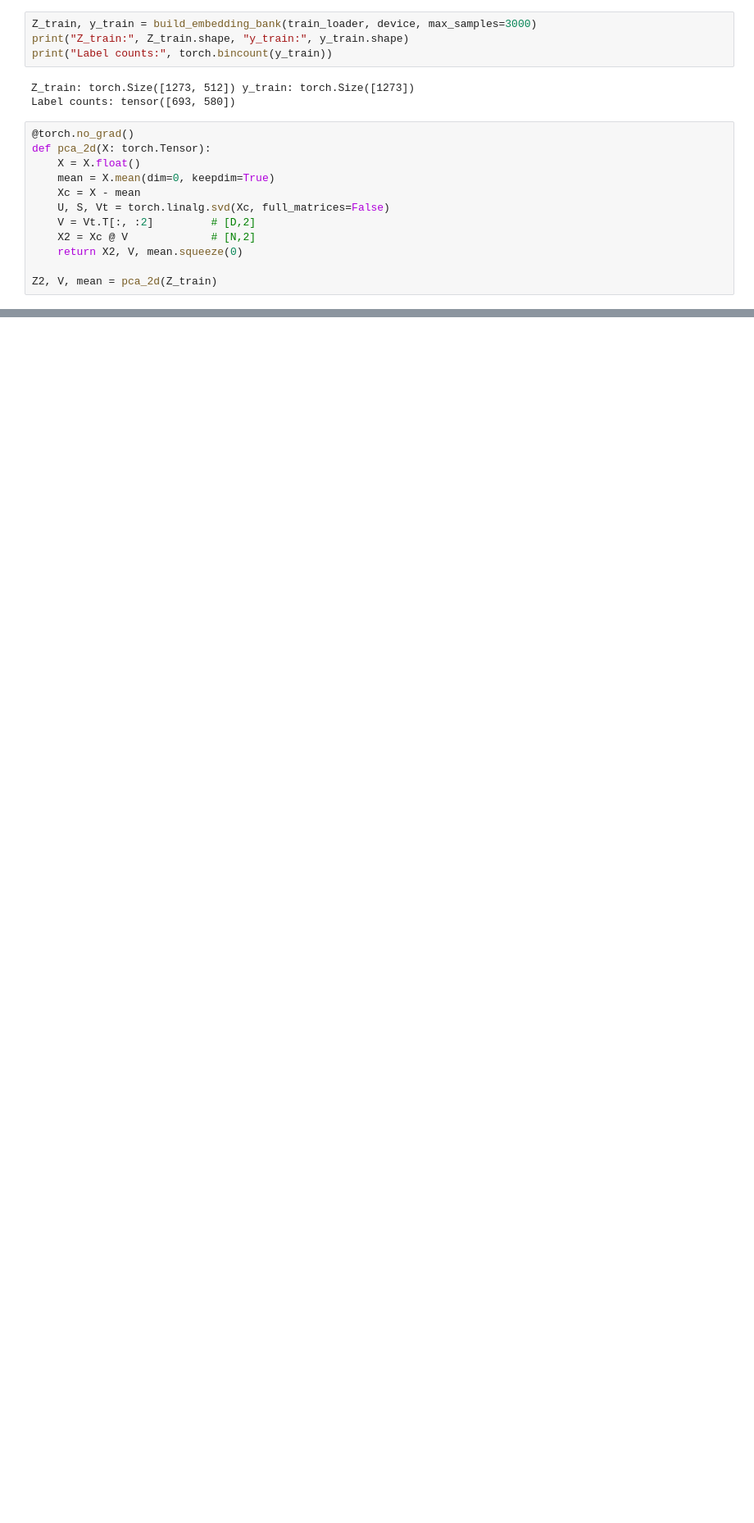
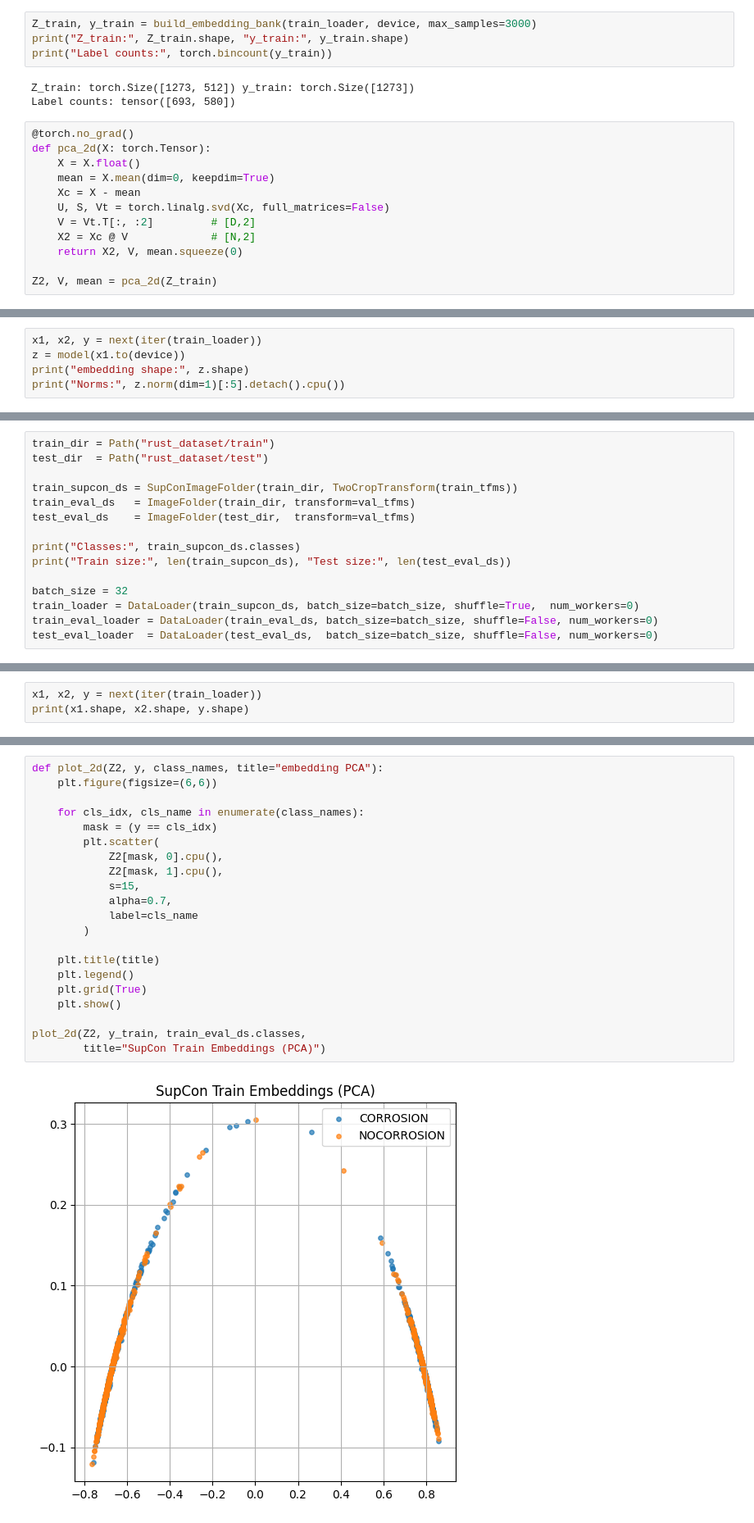
Before and after one commit to Tseng0318/ENDG511project, a Jupyter notebook: transfer.ipynb, the cells around one changed output, grey strips where cells are left out. Shown at 82% size. Drawn from its saved outputs; the diff is of its cells as text; blank space fills up the shorter version.

Commit message:
build the projection head, start supcon algorithm

```diff
--- a/transfer.ipynb
+++ b/transfer.ipynb
@@ -613,0 +682,5 @@ plt.show()
+# %%
+x1, x2, y = next(iter(train_loader))
+z = model(x1.to(device))
+print("embedding shape:", z.shape)
+print("Norms:", z.norm(dim=1)[:5].detach().cpu())
@@ -613,0 +710,15 @@ plt.show()
+# %%
+train_dir = Path("rust_dataset/train")
+test_dir  = Path("rust_dataset/test")
+
+train_supcon_ds = SupConImageFolder(train_dir, TwoCropTransform(train_tfms))
+train_eval_ds   = ImageFolder(train_dir, transform=val_tfms)
+test_eval_ds    = ImageFolder(test_dir,  transform=val_tfms)
+
+print("Classes:", train_supcon_ds.classes)
+print("Train size:", len(train_supcon_ds), "Test size:", len(test_eval_ds))
+
+batch_size = 32
+train_loader = DataLoader(train_supcon_ds, batch_size=batch_size, shuffle=True,  num_workers=0)
+train_eval_loader = DataLoader(train_eval_ds, batch_size=batch_size, shuffle=False, num_workers=0)
+test_eval_loader  = DataLoader(test_eval_ds,  batch_size=batch_size, shuffle=False, num_workers=0)
@@ -613,0 +728,3 @@ plt.show()
+# %%
+x1, x2, y = next(iter(train_loader))
+print(x1.shape, x2.shape, y.shape)
@@ -613,0 +923,23 @@ plt.show()
+# %%
+def plot_2d(Z2, y, class_names, title="embedding PCA"):
+    plt.figure(figsize=(6,6))
+
+    for cls_idx, cls_name in enumerate(class_names):
+        mask = (y == cls_idx)
+        plt.scatter(
+            Z2[mask, 0].cpu(),
+            Z2[mask, 1].cpu(),
+            s=15,
+            alpha=0.7,
+            label=cls_name
+        )
+
+    plt.title(title)
+    plt.legend()
+    plt.grid(True)
+    plt.show()
+
+plot_2d(Z2, y_train, train_eval_ds.classes,
+        title="SupCon Train Embeddings (PCA)")
+# %% [output]
+[figure, added]
```
Also changed, not shown: parts of 24 cells of this notebook.
